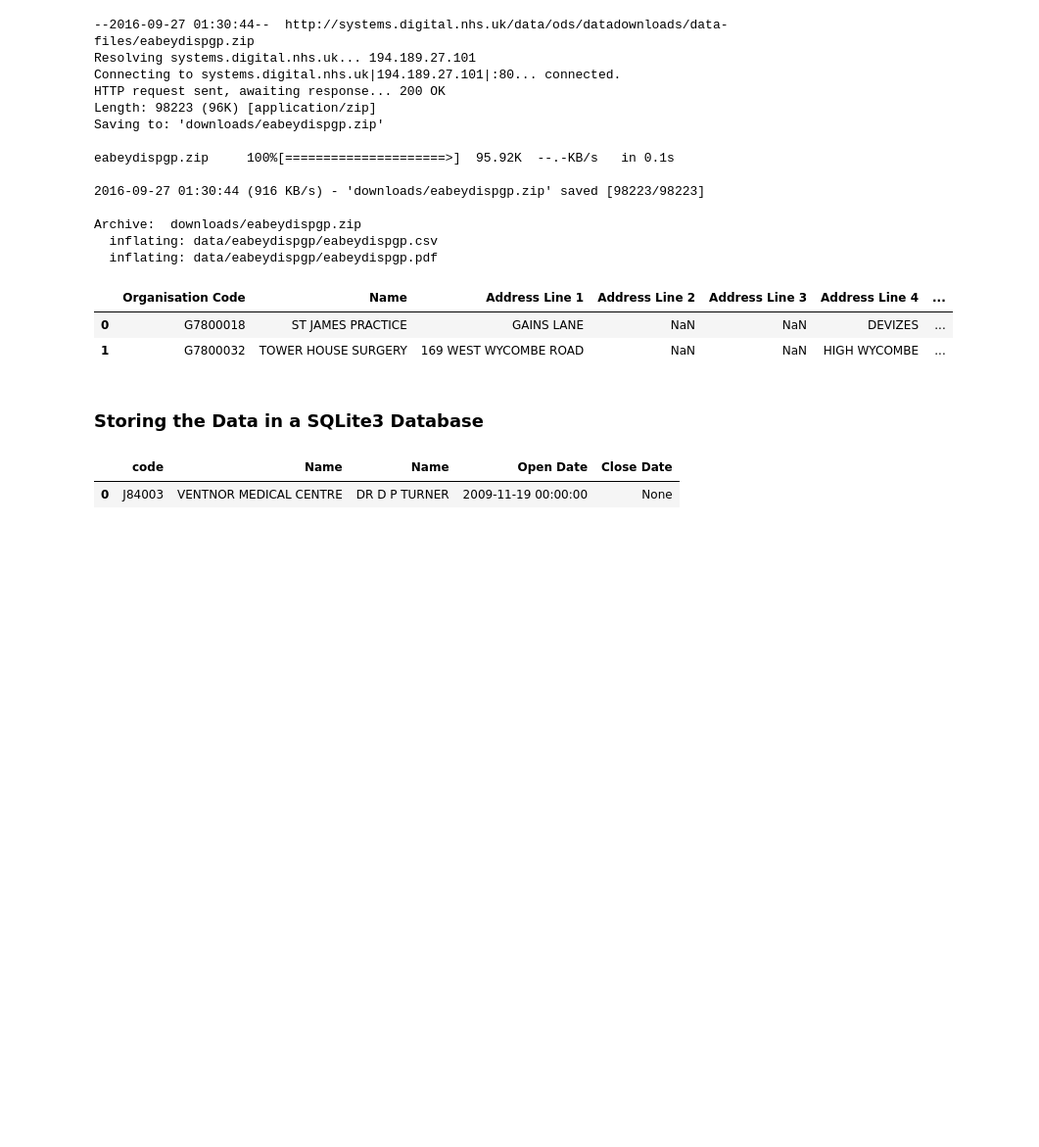
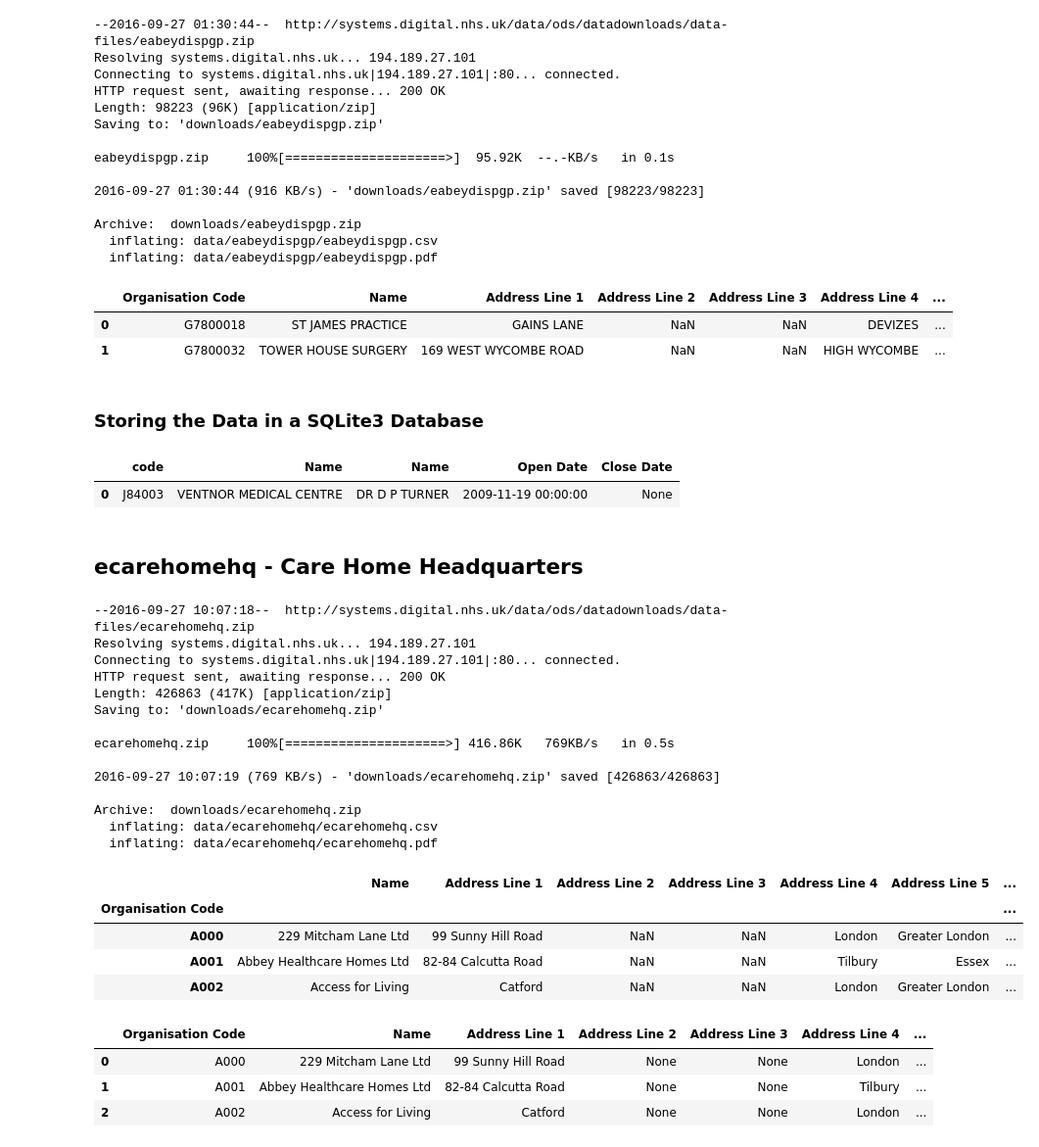
Before and after one commit to psychemedia/openHealthDataDoodles, a Jupyter notebook: notebooks/NHS and GP Administrative Data.ipynb, the cells around one changed output. Shown: that part at 98% size. Saved outputs shown, nothing was run; the diff lists cells and outputs as text; code cells hidden in the pictures; blank space fills up the shorter version.

Commit message:
Add care homes from NHS ODS

```diff
--- a/notebooks/NHS and GP Administrative Data.ipynb
+++ b/notebooks/NHS and GP Administrative Data.ipynb
@@ -25,6 +25,7 @@ con = sqlite3.connect("nhsadmin.sqlite")
 # %%
 #This function helps download and unpack data files
 def downloader(typ,url=None):
+    ''' Download and unzip data file '''
     !rm downloads/{typ}.zip
     if url is None:
         url='http://systems.digital.nhs.uk/data/ods/datadownloads/data-files/{typ}.zip'.format(typ=typ)
@@ -36,11 +37,20 @@ def downloader(typ,url=None):
     #The -o flag is overkill - if we hadn't deleted the original folder it would overwirte any similar files
     !unzip -o -d data/{typ} downloads/{typ}.zip
 # %%
-def getData(typ,dates=None):
+def getData(typ,dates=False,encoding=None):
+    ''' Read CSV file in from downloaded and unzipped file '''
     downloader(typ)
-    if dates is None: df = pd.read_csv('data/{typ}/{typ}.csv'.format(typ=typ),header=None)
-    else: df = pd.read_csv('data/{typ}/{typ}.csv'.format(typ=typ),header=None,parse_dates=dates)
+    df = pd.read_csv('data/{typ}/{typ}.csv'.format(typ=typ),header=None,parse_dates=dates,encoding=encoding)
     return df
+# %%
+def normaliser(typ,cols,dates=False,index=None,encoding=None,db_con=None):
+    ''' Download, read and process data file, adding it to a SQLite database '''
+    df=getData(typ,dates=dates,encoding=encoding)
+    df.columns=cols
+    if 'Null' in df.columns: df.drop('Null', axis=1, inplace=True)
+    if index is not None: df=df.set_index(index)
+    if db_con is not None: df.to_sql(con=db_con, name=typ,if_exists='replace')
+    return df
 # %% [markdown]
 ## epraccur - Current Medical Practices and Prescribing Cost Centres
 # %%
@@ -987,3 +982,44 @@ pd.read_sql_query(q.format(gp), con)
 # %% [output]
 |  | code | Name | Name | Open Date | Close Date |
 | 0 | J84003 | VENTNOR MEDICAL CENTRE | DR D P TURNER | 2009-11-19 00:00:00 | None |
+# %% [markdown]
+## ecarehomehq - Care Home Headquarters
+# %%
+#via http://systems.digital.nhs.uk/data/ods/datadownloads/nonnhs
+cols=['Organisation Code','Name','Null','Null',
+      'Address Line 1','Address Line 2','Address Line 3','Address Line 4','Address Line 5','Postcode',
+      'Open Date','Close Date','Null','Null',
+      'Null','Null','Null','Null',
+      'Null','Null','Null',
+      'Amended Record Indicator','Null',
+      'Null','Null','Null','Country']
+
+tmp=normaliser('ecarehomehq',cols,[10,11],'Organisation Code',encoding='latin-1',db_con=con)
+tmp.head(3)
+# %% [output]
+--2016-09-27 10:07:18--  http://systems.digital.nhs.uk/data/ods/datadownloads/data-files/ecarehomehq.zip
+Resolving systems.digital.nhs.uk... 194.189.27.101
+Connecting to systems.digital.nhs.uk|194.189.27.101|:80... connected.
+HTTP request sent, awaiting response... 200 OK
+Length: 426863 (417K) [application/zip]
+Saving to: 'downloads/ecarehomehq.zip'
+
+ecarehomehq.zip     100%[=====================>] 416.86K   769KB/s   in 0.5s
+
+2016-09-27 10:07:19 (769 KB/s) - 'downloads/ecarehomehq.zip' saved [426863/426863]
+
+Archive:  downloads/ecarehomehq.zip
+  inflating: data/ecarehomehq/ecarehomehq.csv
+  inflating: data/ecarehomehq/ecarehomehq.pdf
+|  | Name | Address Line 1 | Address Line 2 | Address Line 3 | Address Line 4 | Address Line 5 | ... |
+| Organisation Code |  |  |  |  |  |  | ... |
+| A000 | 229 Mitcham Lane Ltd | 99 Sunny Hill Road | NaN | NaN | London | Greater London | ... |
+| A001 | Abbey Healthcare Homes Ltd | 82-84 Calcutta Road | NaN | NaN | Tilbury | Essex | ... |
+| A002 | Access for Living | Catford | NaN | NaN | London | Greater London | ... |
+# %%
+pd.read_sql_query('SELECT * FROM {typ} LIMIT 3'.format(typ='ecarehomehq'), con)
+# %% [output]
+|  | Organisation Code | Name | Address Line 1 | Address Line 2 | Address Line 3 | Address Line 4 | ... |
+| 0 | A000 | 229 Mitcham Lane Ltd | 99 Sunny Hill Road | None | None | London | ... |
+| 1 | A001 | Abbey Healthcare Homes Ltd | 82-84 Calcutta Road | None | None | Tilbury | ... |
+| 2 | A002 | Access for Living | Catford | None | None | London | ... |
```
Also changed, not shown: parts of 7 cells of this notebook, 1 other file.
